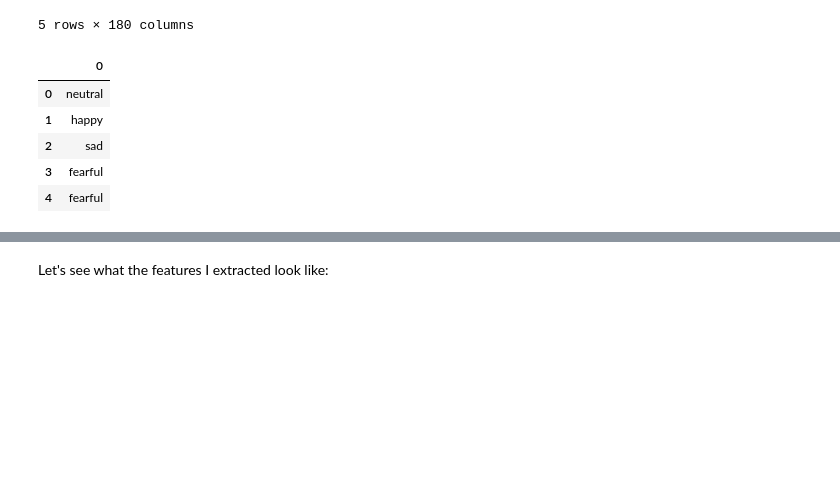
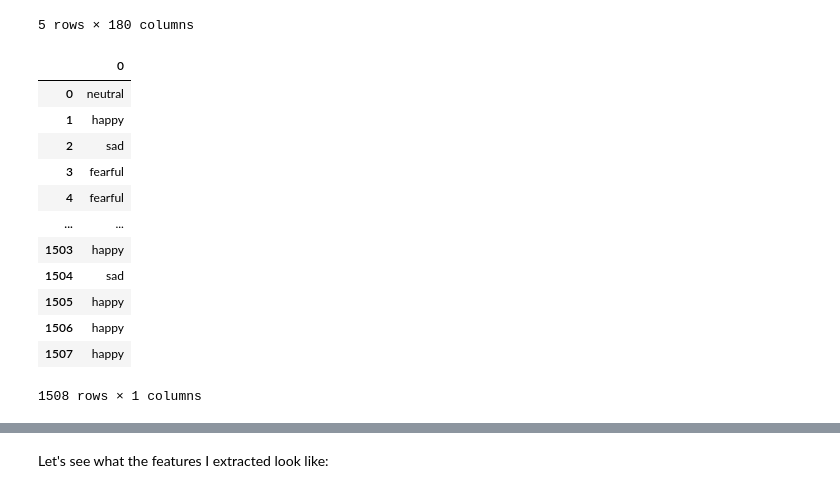
Before and after one commit to IAT-ExploringAI-2024/Week4-Neural_Network, a Jupyter notebook: Jiayu_Shen_Week4.ipynb, the cells around one changed output, grey strips where cells are left out. Cells and saved outputs as stored; diff of their text form; code cells hidden in the pictures; blank space fills up the shorter version.

```diff
--- a/Jiayu_Shen_Week4.ipynb
+++ b/Jiayu_Shen_Week4.ipynb
@@ -159,11 +159,18 @@ features.head()
 | 4 | 0.534473 | 0.508660 | 0.492394 | 0.499844 | 0.566009 | 0.615148 | 0.588253 | 0.564149 | 0.575790 | 0.536559 | ... | ... |
 5 rows × 180 columns
 # %%
-emotions.head()
+emotions
 # %% [output]
 |  | 0 |
 | 0 | neutral |
 | 1 | happy |
 | 2 | sad |
 | 3 | fearful |
 | 4 | fearful |
+| ... | ... |
+| 1503 | happy |
+| 1504 | sad |
+| 1505 | happy |
+| 1506 | happy |
+| 1507 | happy |
+1508 rows × 1 columns
```
Also changed, not shown: parts of 26 cells of this notebook.
